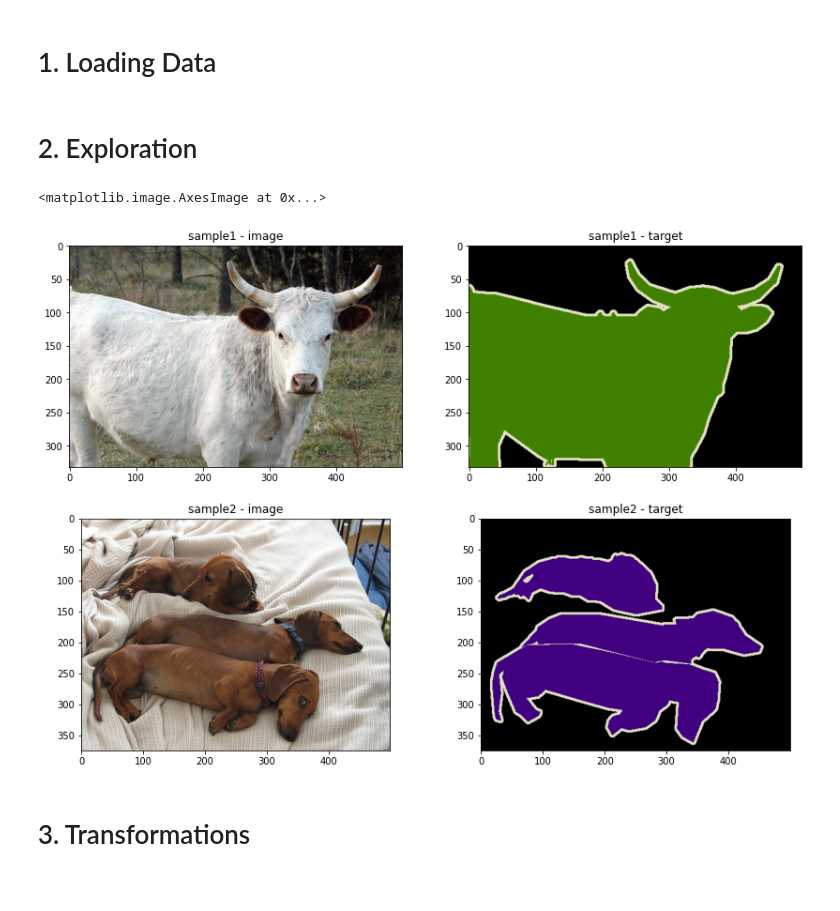
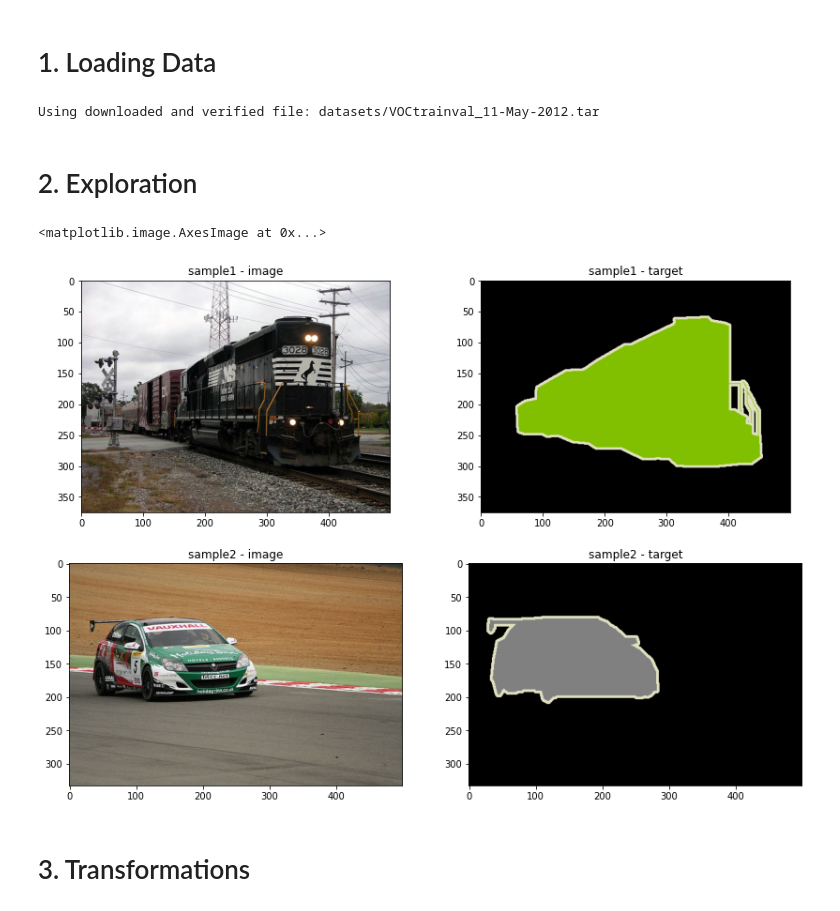
Before and after one commit to b349zhan/SemanticSegmentation, a Jupyter notebook: notebook/main.ipynb, the cells around one changed output. Drawn from its saved outputs; the diff is of its cells as text; code cells hidden in the pictures.

```diff
--- a/notebook/main.ipynb
+++ b/notebook/main.ipynb
@@ -38,37 +55,39 @@ from chainercv.datasets import VOCSemanticSegmentationDataset
 # 1. Loading Data
 # %%
 DATASET_PATH = 'datasets'
-trainData = VOCSegmentation(DATASET_PATH, image_set='train', download = False)
+trainData = VOCSegmentation(DATASET_PATH, image_set='train', download = True)
 valData = VOCSegmentation(DATASET_PATH, image_set='val')
+# %% [output]
+Using downloaded and verified file: datasets/VOCtrainval_11-May-2012.tar
 # %% [markdown]
 # 2. Exploration
 # %%
-trainIdx = 60
-testIdx = 92
+trainIdx = 104
+testIdx = 97
 sample1 = trainData[trainIdx]
 sample2 = valData[testIdx]
 
 # We demonstrate two different (equivalent) ways to access image and target inside the samples.
 img1, target1 = sample1
 img2 = sample2[0]
 target2 = sample2[1]
 
 fig = plt.figure(figsize=(14,10))
 ax1 = fig.add_subplot(2,2,1)
 plt.title('sample1 - image')
 ax1.imshow(img1)
 ax2 = fig.add_subplot(2,2,2)
 plt.title('sample1 - target')
 ax2.imshow(target1)
 ax3 = fig.add_subplot(2,2,3)
 plt.title('sample2 - image')
 ax3.imshow(img2)
 ax4 = fig.add_subplot(2,2,4)
 plt.title('sample2 - target')
 ax4.imshow(target2)
 # %% [output]
 <matplotlib.image.AxesImage at 0x...>
-[figure, old version]
+[figure, new version]
 # %% [markdown]
 # 3. Transformations
 # %%
```
Also changed, not shown: parts of 17 cells of this notebook, 1 other file.
